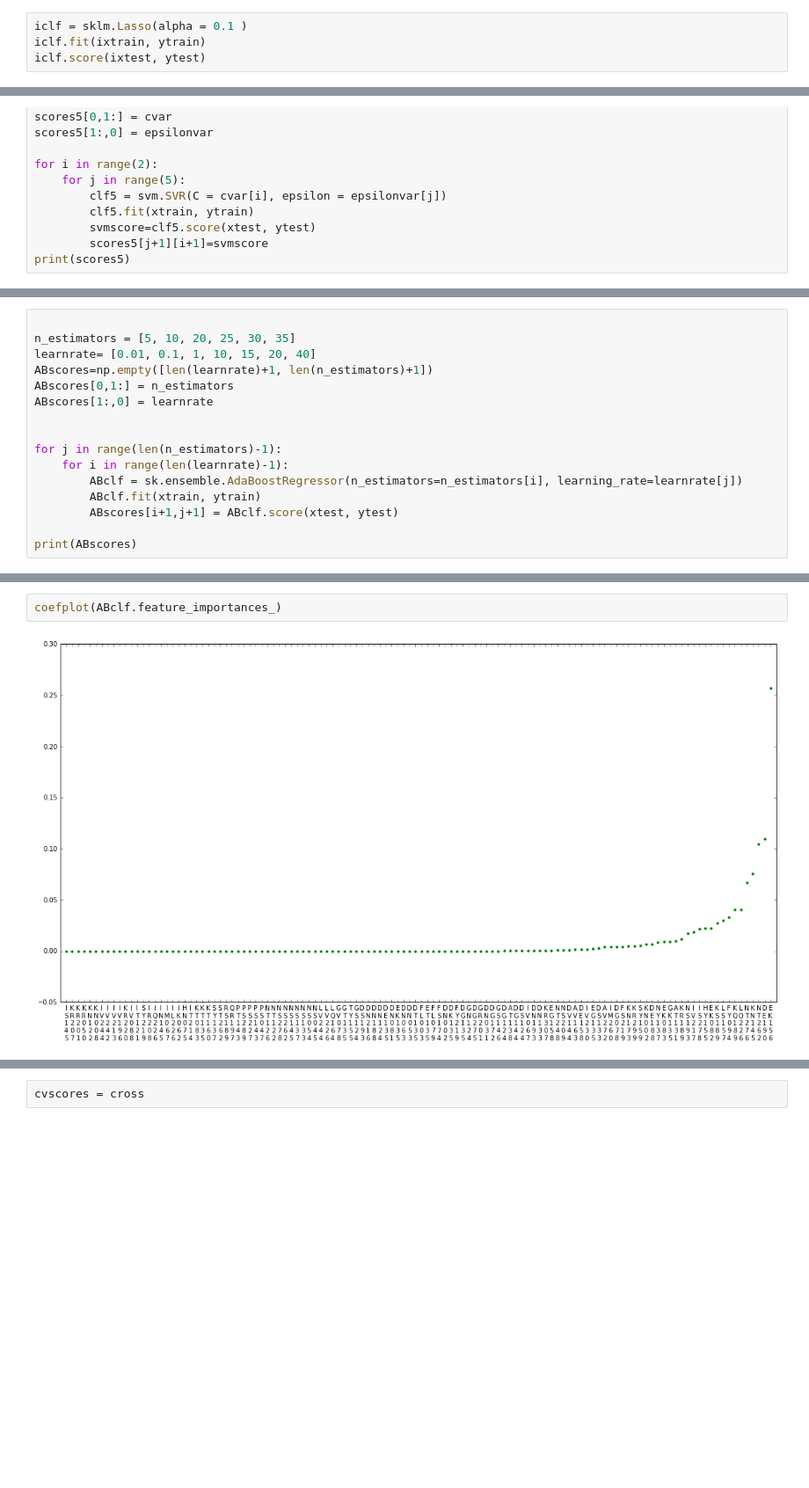
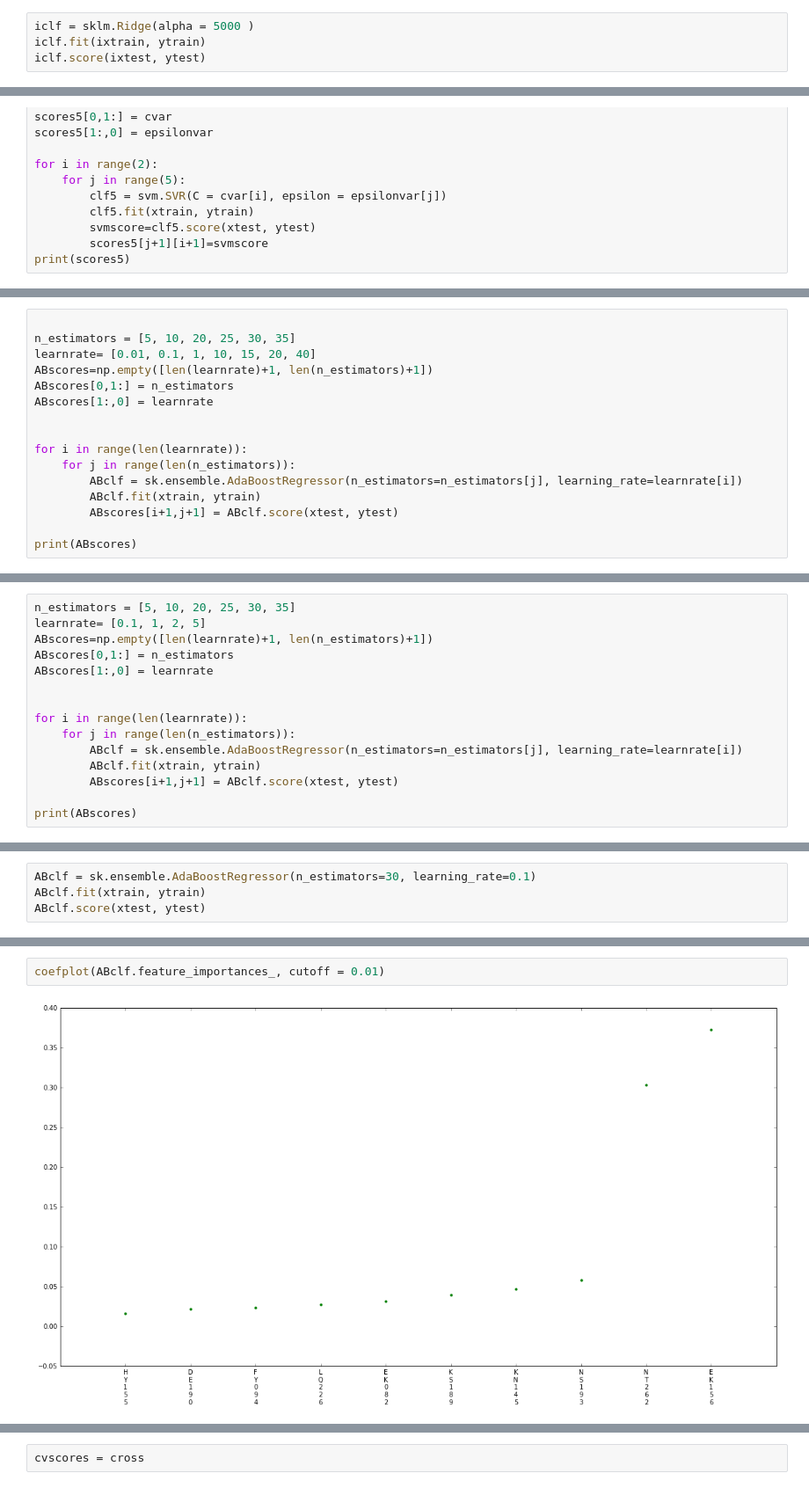
Before and after one commit to Tamarheron/acml, a Jupyter notebook: Lm, rfr and svr with 35yr-culled-1-20-to-25.ipynb, the cells around one changed output, grey strips where cells are left out. Shown: that part at 88% size. Saved outputs shown, nothing was run; the diff lists cells and outputs as text; blank space fills up the shorter version.

```diff
--- a/Lm, rfr and svr with 35yr-culled-1-20-to-25.ipynb
+++ b/Lm, rfr and svr with 35yr-culled-1-20-to-25.ipynb
@@ -568,4 +534,4 @@ print(iscores)
 # %%
-iclf = sklm.Lasso(alpha = 0.1 )
+iclf = sklm.Ridge(alpha = 5000 )
 iclf.fit(ixtrain, ytrain)
 iclf.score(ixtest, ytest)
@@ -732,9 +686,9 @@ ABscores[0,1:] = n_estimators
 ABscores[1:,0] = learnrate
 
 
-for j in range(len(n_estimators)-1):
-    for i in range(len(learnrate)-1):
-        ABclf = sk.ensemble.AdaBoostRegressor(n_estimators=n_estimators[i], learning_rate=learnrate[j])
+for i in range(len(learnrate)):
+    for j in range(len(n_estimators)):
+        ABclf = sk.ensemble.AdaBoostRegressor(n_estimators=n_estimators[j], learning_rate=learnrate[i])
         ABclf.fit(xtrain, ytrain)
         ABscores[i+1,j+1] = ABclf.score(xtest, ytest)
 
@@ -750,0 +705,15 @@ print(ABscores)
+# %%
+n_estimators = [5, 10, 20, 25, 30, 35]
+learnrate= [0.1, 1, 2, 5]
+ABscores=np.empty([len(learnrate)+1, len(n_estimators)+1])
+ABscores[0,1:] = n_estimators
+ABscores[1:,0] = learnrate
+
+
+for i in range(len(learnrate)):
+    for j in range(len(n_estimators)):
+        ABclf = sk.ensemble.AdaBoostRegressor(n_estimators=n_estimators[j], learning_rate=learnrate[i])
+        ABclf.fit(xtrain, ytrain)
+        ABscores[i+1,j+1] = ABclf.score(xtest, ytest)
+
+print(ABscores)
@@ -750,0 +726,4 @@ print(ABscores)
+# %%
+ABclf = sk.ensemble.AdaBoostRegressor(n_estimators=30, learning_rate=0.1)
+ABclf.fit(xtrain, ytrain)
+ABclf.score(xtest, ytest)
@@ -751,4 +732,4 @@ print(ABscores)
 # %%
-coefplot(ABclf.feature_importances_)
+coefplot(ABclf.feature_importances_, cutoff = 0.01)
 # %% [output]
-[figure, old version]
+[figure, new version]
```
Also changed, not shown: parts of 39 cells of this notebook.
